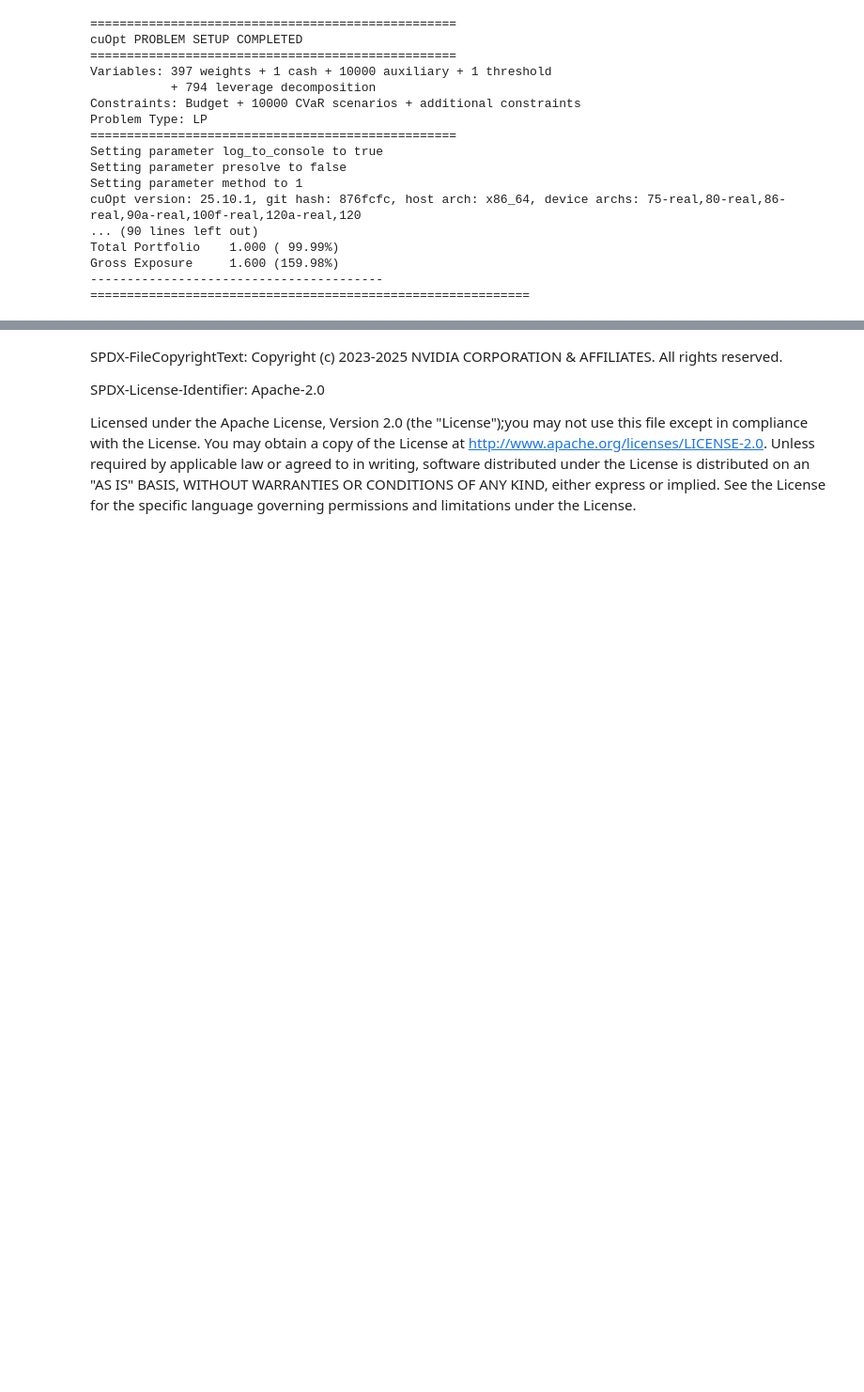
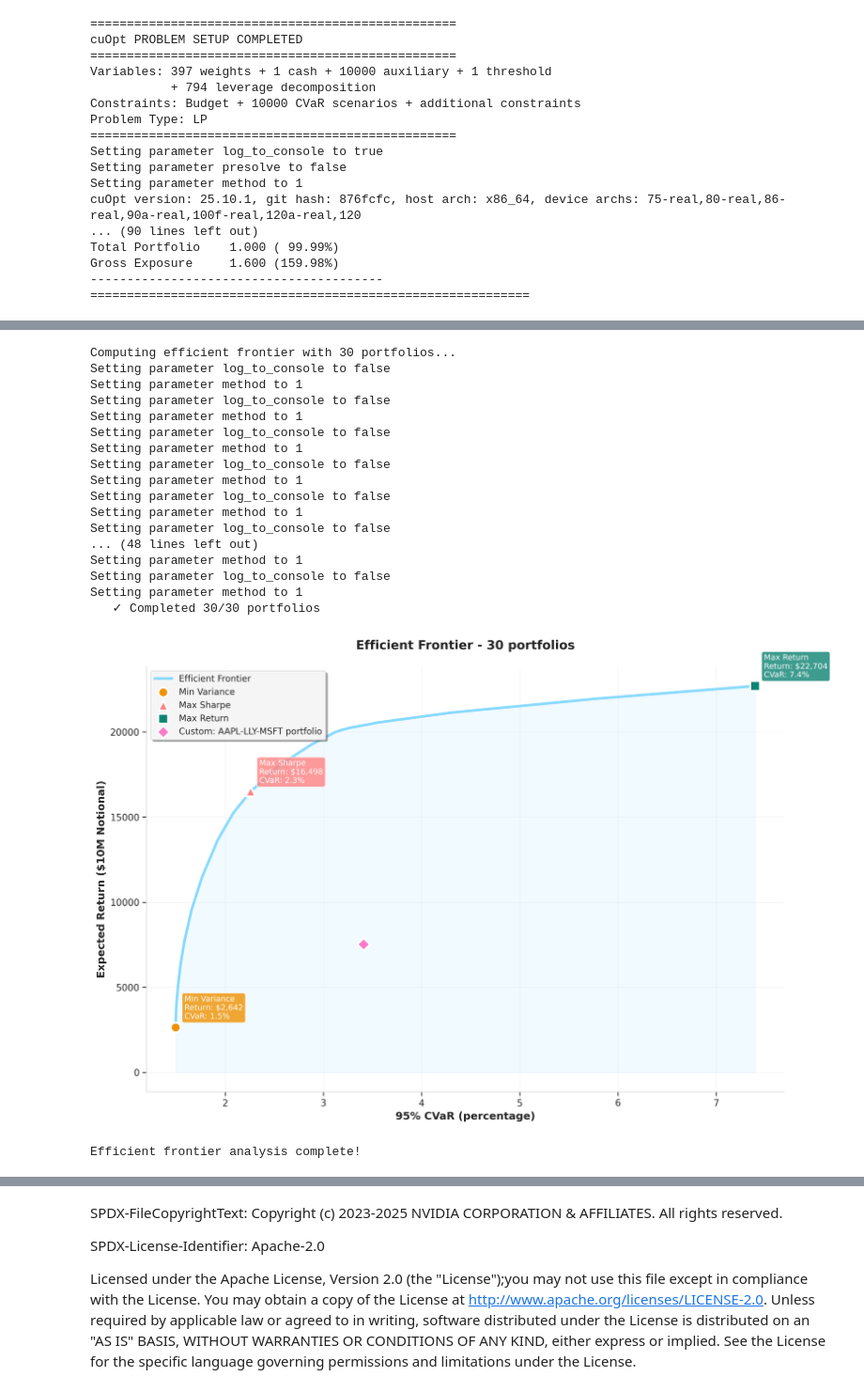
Before and after one commit to NVIDIA-AI-Blueprints/quantitative-portfolio-optimization, a Jupyter notebook: notebooks/launchable.ipynb, the cells around one changed output, grey strips where cells are left out. Shown at 94% size. Drawn from its saved outputs; the diff is of its cells as text; code cells hidden in the pictures; blank space fills up the shorter version.

```diff
--- a/notebooks/launchable.ipynb
+++ b/notebooks/launchable.ipynb
@@ -839,0 +885,63 @@ Gross Exposure     1.600 (159.98%)
+# %%
+# Efficient Frontier (EF) Settings
+
+# Optional: Define custom portfolios to display on the EF plot
+ef_custom_portfolios_dict = {
+    "AAPL-LLY-MSFT portfolio": ({"AAPL": 0.3, "LLY": 0.2, "MSFT": 0.5}, 0.0) # ({asset_weights_dict}, cash_holding_float)
+}
+
+ef_plot_title = f"Efficient Frontier Plot – {ef_dataset_name} ({ef_regime})"
+ef_output_folder = "../results/EF_results/" # Folder to save EF results
+ef_results_csv_path = os.path.join(ef_output_folder, "EF_results.csv")
+ef_plot_png_path = os.path.join(ef_output_folder, "EF_plot.png")
+
+# Range for risk aversion parameter (lambda_risk)
+ef_min_risk_aversion_exp = -3         # Corresponds to 1e-3 (high risk appetite)
+ef_max_risk_aversion_exp = 1          # Corresponds to 1e1 = 10 (risk-averse)
+ef_risk_aversion_steps = 30           # Number of riskaversion levels for a smoother EF
+
+# Prepare output directory
+os.makedirs(ef_output_folder, exist_ok=True)
+# %%
+# Define solver settings
+ef_solver_settings = {"solver": cp.CUOPT, "verbose": False, 'solver_method': 'PDLP'}
+
+# Create efficient frontier and generate the plot
+results_df, fig, ax = cvar_utils.create_efficient_frontier(
+    ef_returns_dict,
+    ef_cvar_params,
+    ef_solver_settings,
+    custom_portfolios_dict = ef_custom_portfolios_dict,
+    ra_num = ef_risk_aversion_steps,
+    min_risk_aversion = ef_min_risk_aversion_exp,
+    max_risk_aversion = ef_max_risk_aversion_exp,
+    save_path = None,
+    show_discretized_portfolios = False, #optional to turn on, but very time consuming
+    #discretization_params={
+    #    "weight_discretization": 50,
+    #    "min_weight": ef_cvar_params.w_min,
+    #    "max_weight": ef_cvar_params.w_max
+    #},
+    print_portfolio_results = False,
+    show_plot = True
+)
+# %% [output]
+Computing efficient frontier with 30 portfolios...
+Setting parameter log_to_console to false
+Setting parameter method to 1
+Setting parameter log_to_console to false
+Setting parameter method to 1
+Setting parameter log_to_console to false
+Setting parameter method to 1
+Setting parameter log_to_console to false
+Setting parameter method to 1
+Setting parameter log_to_console to false
+Setting parameter method to 1
+Setting parameter log_to_console to false
+... (48 lines left out)
+Setting parameter method to 1
+Setting parameter log_to_console to false
+Setting parameter method to 1
+   ✓ Completed 30/30 portfolios
+[figure, added]
+Efficient frontier analysis complete!
```
Also changed, not shown: parts of 27 cells of this notebook, 6 other files.
